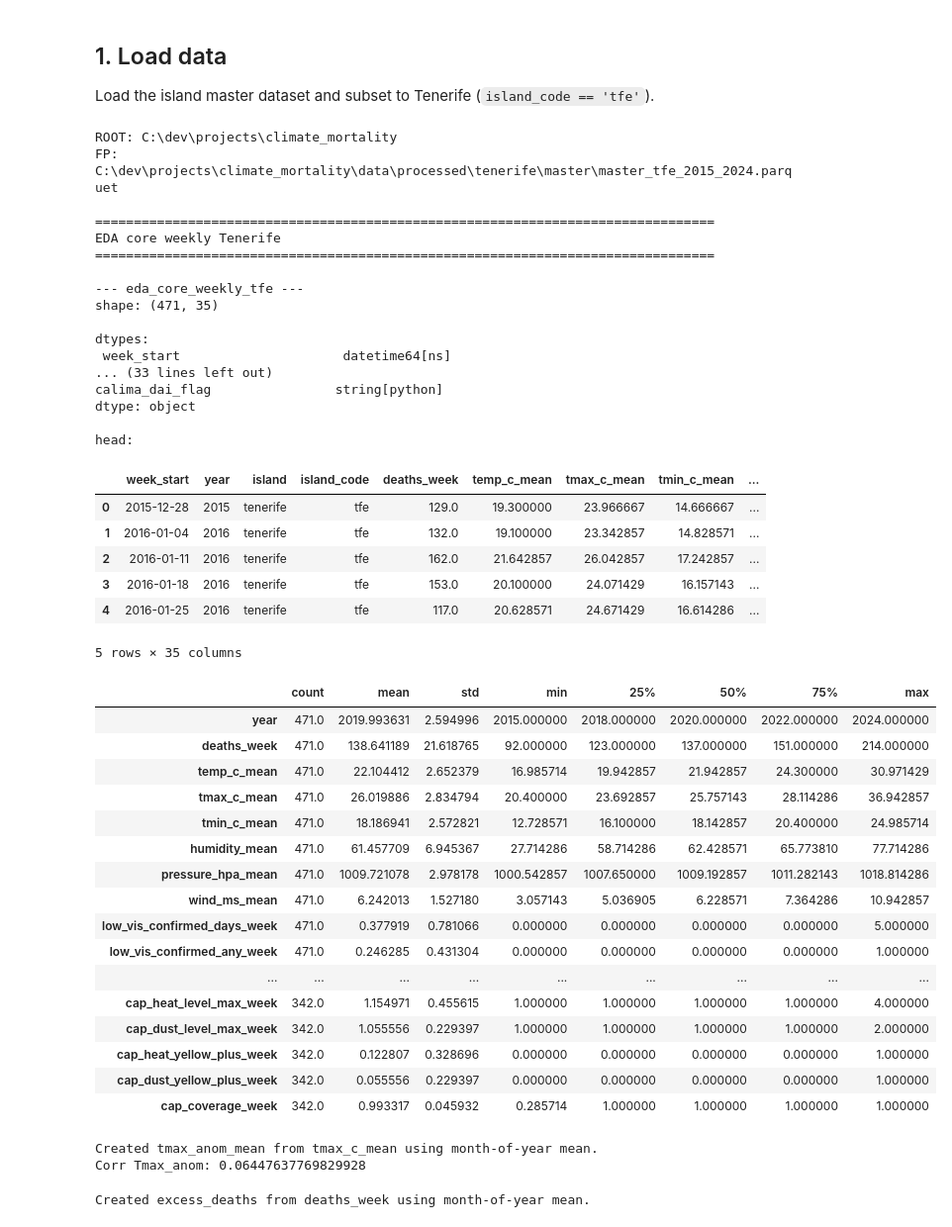
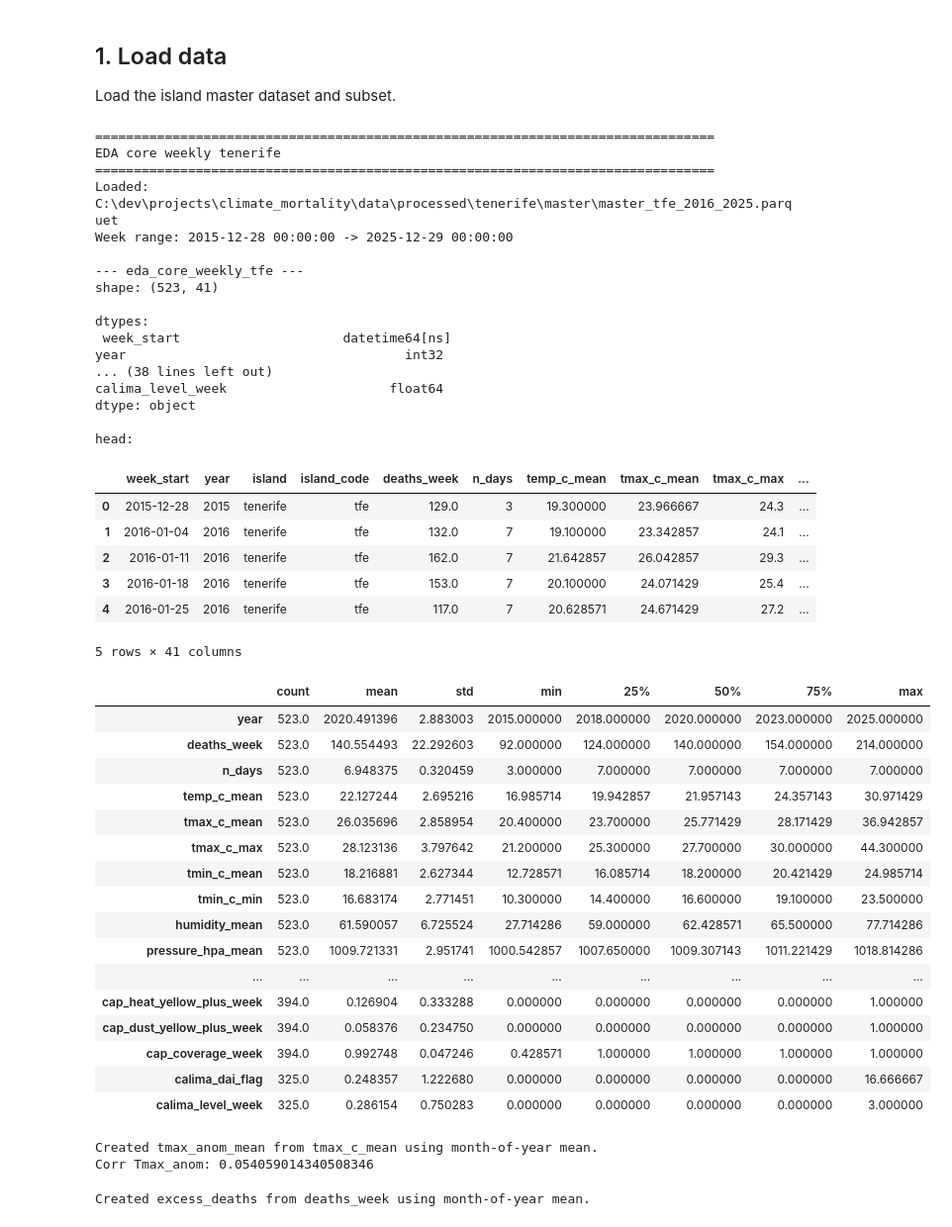
Before and after one commit to ferProg/climate_mortality, a Jupyter notebook: islands/tenerife/analysis.ipynb, the cells around one changed output. Shown at 99% size. Drawn from its saved outputs; the diff is of its cells as text; code cells hidden in the pictures.

```diff
--- a/islands/tenerife/analysis.ipynb
+++ b/islands/tenerife/analysis.ipynb
@@ -52,7 +54,7 @@ print("FIG_DIR:", FIG_DIR)
 print("TAB_DIR:", TAB_DIR)
 
 # --- data input ---
-FP = ROOT / "data/processed" / ISLAND_NAME / "master" / f"master_{ISLAND_CODE}_2015_2024.parquet"
+FP = ROOT / "data/processed" / ISLAND_NAME / "master" / f"master_{ISLAND_CODE}_2016_2025.parquet"
 print("FP:", FP)
 
 assert FP.exists(), f"Missing file: {FP}"
@@ -66,68 +68,64 @@ FP: C:\dev\projects\climate_mortality\data\processed\tenerife\master\master_tfe_
 # %% [markdown]
 ## 1. Load data
-Load the island master dataset and subset to Tenerife (`island_code == 'tfe'`).
+Load the island master dataset and subset.
 # %%
-# C:\dev\projects\heat_mortality_analysis\data\processed\tenerife\master\master_tfe_2015_2024.parquet
-
-print("ROOT:", ROOT)
-print("FP:", FP)
-assert FP.exists(), f"No existe: {FP}"
-
-section("EDA core weekly Tenerife")
+section(f"EDA core weekly {ISLAND_NAME}")
 
 df = pd.read_parquet(FP)
+print("Loaded:", FP)
+
 df["week_start"] = pd.to_datetime(df["week_start"], errors="coerce")
-
-glance(df, label="eda_core_weekly_tfe", n=5)
+print("Week range:", df["week_start"].min(), "->", df["week_start"].max())
+glance(df, label=f"eda_core_weekly_{ISLAND_CODE}", n=5)
 
 checks(df,
        required=["week_start","deaths_week"],
        key=["week_start"],
        dt="week_start")
 
 num_summary(df)
 # %% [output]
-ROOT: C:\dev\projects\climate_mortality
-FP: C:\dev\projects\climate_mortality\data\processed\tenerife\master\master_tfe_2015_2024.parquet
-
 ================================================================================
-EDA core weekly Tenerife
+EDA core weekly tenerife
 ================================================================================
+Loaded: C:\dev\projects\climate_mortality\data\processed\tenerife\master\master_tfe_2016_2025.parquet
+Week range: 2015-12-28 00:00:00 -> 2025-12-29 00:00:00
 
 --- eda_core_weekly_tfe ---
-shape: (471, 35)
+shape: (523, 41)
 
 dtypes:
  week_start                     datetime64[ns]
-... (33 lines left out)
-calima_dai_flag                string[python]
+year                                    int32
+... (38 lines left out)
+calima_level_week                     float64
 dtype: object
 
 head:
-|  | week_start | year | island | island_code | deaths_week | temp_c_mean | tmax_c_mean | tmin_c_mean | ... |
-| 0 | 2015-12-28 | 2015 | tenerife | tfe | 129.0 | 19.300000 | 23.966667 | 14.666667 | ... |
-| 1 | 2016-01-04 | 2016 | tenerife | tfe | 132.0 | 19.100000 | 23.342857 | 14.828571 | ... |
-| 2 | 2016-01-11 | 2016 | tenerife | tfe | 162.0 | 21.642857 | 26.042857 | 17.242857 | ... |
-| 3 | 2016-01-18 | 2016 | tenerife | tfe | 153.0 | 20.100000 | 24.071429 | 16.157143 | ... |
-| 4 | 2016-01-25 | 2016 | tenerife | tfe | 117.0 | 20.628571 | 24.671429 | 16.614286 | ... |
+|  | week_start | year | island | island_code | deaths_week | n_days | temp_c_mean | tmax_c_mean | tmax_c_max | ... |
+| 0 | 2015-12-28 | 2015 | tenerife | tfe | 129.0 | 3 | 19.300000 | 23.966667 | 24.3 | ... |
+| 1 | 2016-01-04 | 2016 | tenerife | tfe | 132.0 | 7 | 19.100000 | 23.342857 | 24.1 | ... |
+| 2 | 2016-01-11 | 2016 | tenerife | tfe | 162.0 | 7 | 21.642857 | 26.042857 | 29.3 | ... |
+| 3 | 2016-01-18 | 2016 | tenerife | tfe | 153.0 | 7 | 20.100000 | 24.071429 | 25.4 | ... |
+| 4 | 2016-01-25 | 2016 | tenerife | tfe | 117.0 | 7 | 20.628571 | 24.671429 | 27.2 | ... |
-5 rows × 35 columns
+5 rows × 41 columns
 |  | count | mean | std | min | 25% | 50% | 75% | max |
-| year | 471.0 | 2019.993631 | 2.594996 | 2015.000000 | 2018.000000 | 2020.000000 | 2022.000000 | 2024.000000 |
-| deaths_week | 471.0 | 138.641189 | 21.618765 | 92.000000 | 123.000000 | 137.000000 | 151.000000 | 214.000000 |
-| temp_c_mean | 471.0 | 22.104412 | 2.652379 | 16.985714 | 19.942857 | 21.942857 | 24.300000 | 30.971429 |
-| tmax_c_mean | 471.0 | 26.019886 | 2.834794 | 20.400000 | 23.692857 | 25.757143 | 28.114286 | 36.942857 |
-| tmin_c_mean | 471.0 | 18.186941 | 2.572821 | 12.728571 | 16.100000 | 18.142857 | 20.400000 | 24.985714 |
-| humidity_mean | 471.0 | 61.457709 | 6.945367 | 27.714286 | 58.714286 | 62.428571 | 65.773810 | 77.714286 |
-| pressure_hpa_mean | 471.0 | 1009.721078 | 2.978178 | 1000.542857 | 1007.650000 | 1009.192857 | 1011.282143 | 1018.814286 |
-| wind_ms_mean | 471.0 | 6.242013 | 1.527180 | 3.057143 | 5.036905 | 6.228571 | 7.364286 | 10.942857 |
-| low_vis_confirmed_days_week | 471.0 | 0.377919 | 0.781066 | 0.000000 | 0.000000 | 0.000000 | 0.000000 | 5.000000 |
-| low_vis_confirmed_any_week | 471.0 | 0.246285 | 0.431304 | 0.000000 | 0.000000 | 0.000000 | 0.000000 | 1.000000 |
+| year | 523.0 | 2020.491396 | 2.883003 | 2015.000000 | 2018.000000 | 2020.000000 | 2023.000000 | 2025.000000 |
+| deaths_week | 523.0 | 140.554493 | 22.292603 | 92.000000 | 124.000000 | 140.000000 | 154.000000 | 214.000000 |
+| n_days | 523.0 | 6.948375 | 0.320459 | 3.000000 | 7.000000 | 7.000000 | 7.000000 | 7.000000 |
+| temp_c_mean | 523.0 | 22.127244 | 2.695216 | 16.985714 | 19.942857 | 21.957143 | 24.357143 | 30.971429 |
+| tmax_c_mean | 523.0 | 26.035696 | 2.858954 | 20.400000 | 23.700000 | 25.771429 | 28.171429 | 36.942857 |
+| tmax_c_max | 523.0 | 28.123136 | 3.797642 | 21.200000 | 25.300000 | 27.700000 | 30.000000 | 44.300000 |
+| tmin_c_mean | 523.0 | 18.216881 | 2.627344 | 12.728571 | 16.085714 | 18.200000 | 20.421429 | 24.985714 |
+| tmin_c_min | 523.0 | 16.683174 | 2.771451 | 10.300000 | 14.400000 | 16.600000 | 19.100000 | 23.500000 |
+| humidity_mean | 523.0 | 61.590057 | 6.725524 | 27.714286 | 59.000000 | 62.428571 | 65.500000 | 77.714286 |
+| pressure_hpa_mean | 523.0 | 1009.721331 | 2.951741 | 1000.542857 | 1007.650000 | 1009.307143 | 1011.221429 | 1018.814286 |
 | ... | ... | ... | ... | ... | ... | ... | ... | ... |
-| cap_heat_level_max_week | 342.0 | 1.154971 | 0.455615 | 1.000000 | 1.000000 | 1.000000 | 1.000000 | 4.000000 |
-| cap_dust_level_max_week | 342.0 | 1.055556 | 0.229397 | 1.000000 | 1.000000 | 1.000000 | 1.000000 | 2.000000 |
-| cap_heat_yellow_plus_week | 342.0 | 0.122807 | 0.328696 | 0.000000 | 0.000000 | 0.000000 | 0.000000 | 1.000000 |
-| cap_dust_yellow_plus_week | 342.0 | 0.055556 | 0.229397 | 0.000000 | 0.000000 | 0.000000 | 0.000000 | 1.000000 |
-| cap_coverage_week | 342.0 | 0.993317 | 0.045932 | 0.285714 | 1.000000 | 1.000000 | 1.000000 | 1.000000 |
+| cap_heat_yellow_plus_week | 394.0 | 0.126904 | 0.333288 | 0.000000 | 0.000000 | 0.000000 | 0.000000 | 1.000000 |
+| cap_dust_yellow_plus_week | 394.0 | 0.058376 | 0.234750 | 0.000000 | 0.000000 | 0.000000 | 0.000000 | 1.000000 |
+| cap_coverage_week | 394.0 | 0.992748 | 0.047246 | 0.428571 | 1.000000 | 1.000000 | 1.000000 | 1.000000 |
+| calima_dai_flag | 325.0 | 0.248357 | 1.222680 | 0.000000 | 0.000000 | 0.000000 | 0.000000 | 16.666667 |
+| calima_level_week | 325.0 | 0.286154 | 0.750283 | 0.000000 | 0.000000 | 0.000000 | 0.000000 | 3.000000 |
 # %%
 df["week_start"] = pd.to_datetime(df["week_start"], errors="coerce")
 df["month"] = df["week_start"].dt.month
@@ -145,7 +143,7 @@ corr_tmax_anom = df[["deaths_week", "tmax_anom_mean"]].dropna().corr().iloc[0, 1
 print("Corr Tmax_anom:",corr_tmax_anom)
 # %% [output]
 Created tmax_anom_mean from tmax_c_mean using month-of-year mean.
-Corr Tmax_anom: 0.06447637769829928
+Corr Tmax_anom: 0.054059014340508346
 # %%
 # --- derive only missing anomaly columns actually needed ---
 
```
Also changed, not shown: parts of 22 cells of this notebook, 25 other files.
